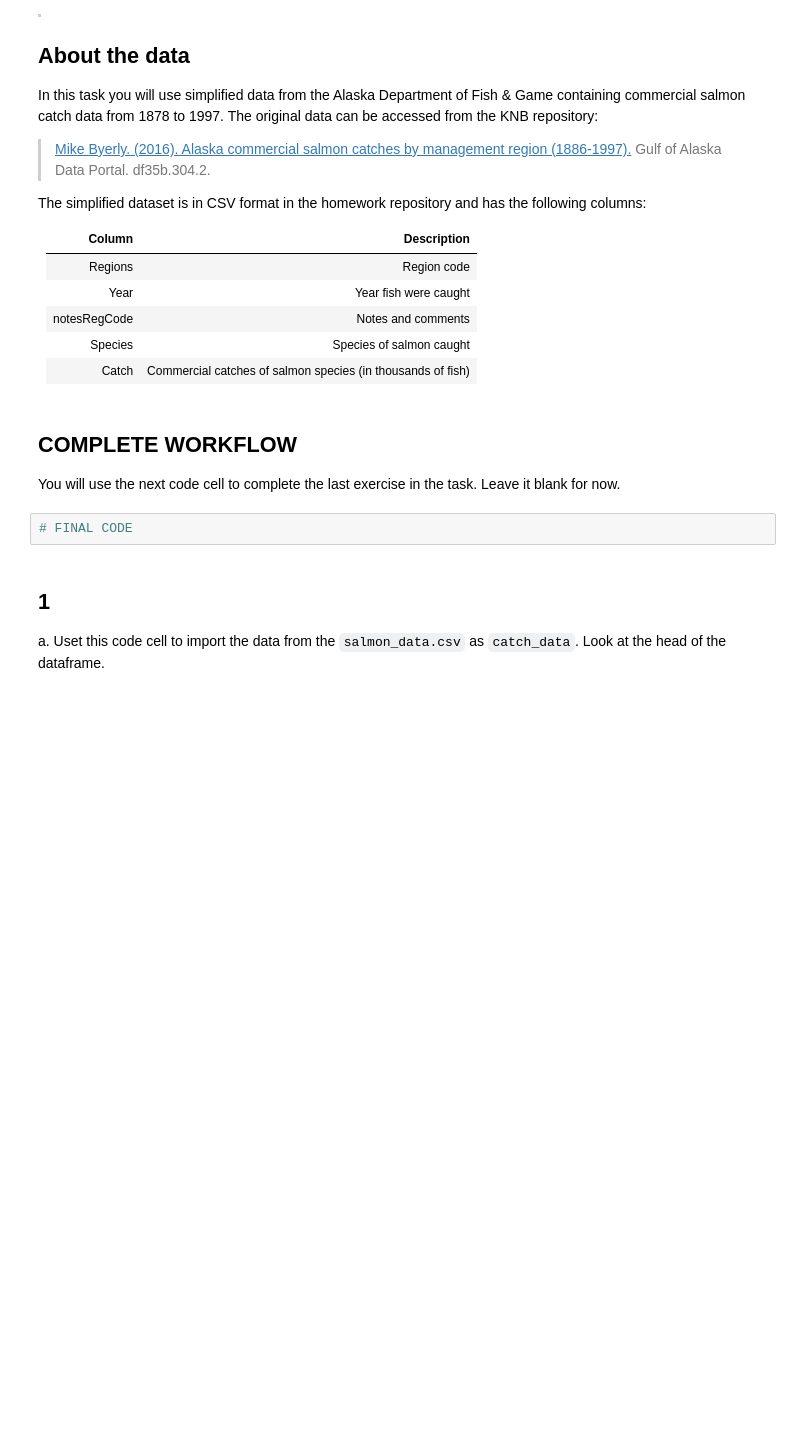
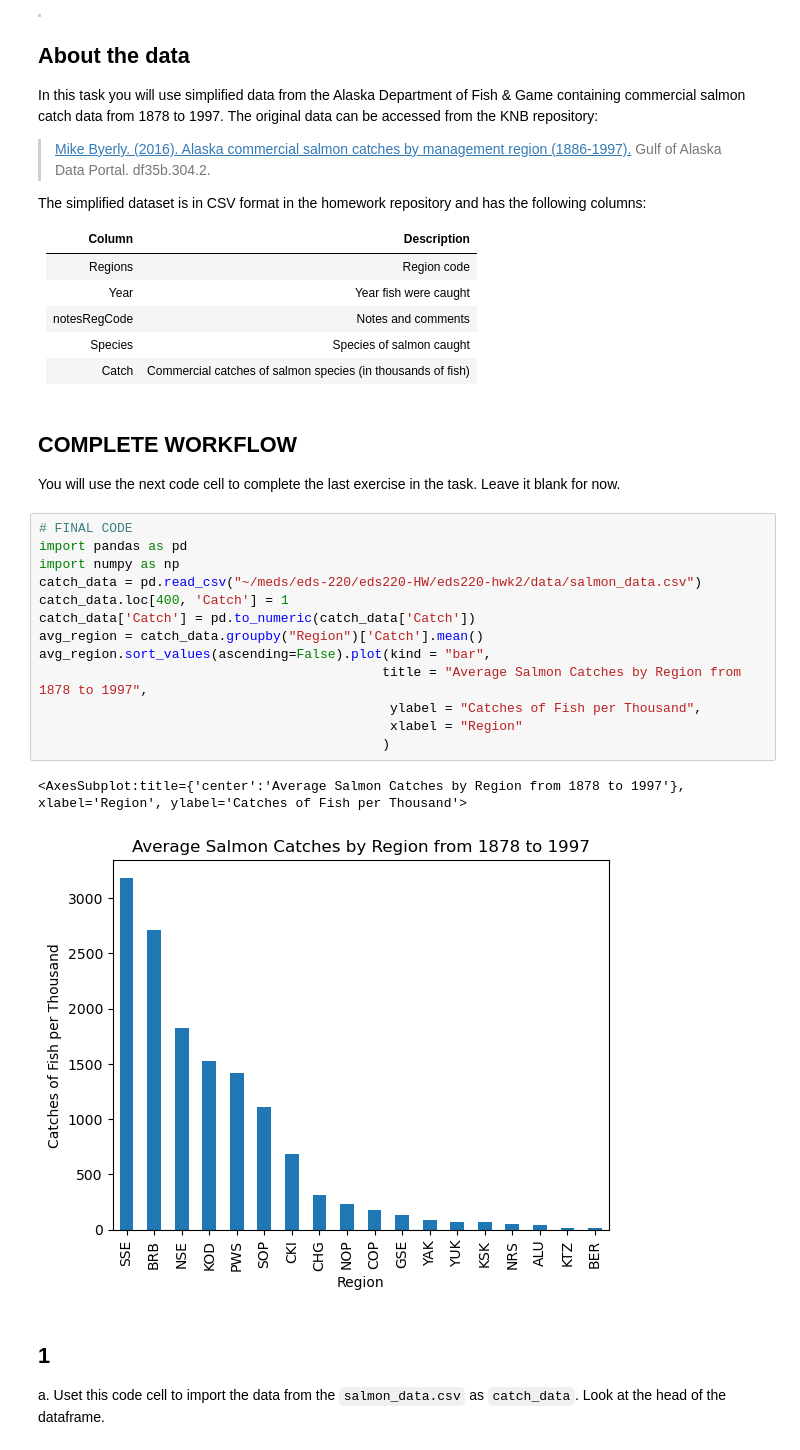
Before and after one commit to emmabeamitchell/eds220-hwk2, a Jupyter notebook: hwk2-task2-salmon.ipynb, the cells around one changed output. Cells and saved outputs as stored; diff of their text form; blank space fills up the shorter version.

```diff
--- a/hwk2-task2-salmon.ipynb
+++ b/hwk2-task2-salmon.ipynb
@@ -48,8 +48,22 @@ The simplified dataset is in CSV format in the homework repository and has the f
 ## COMPLETE WORKFLOW
 
 You will use the next code cell to complete the last exercise in the task. Leave it blank for now.
-# %%
-# FINAL CODE
+# %%
+# FINAL CODE
+import pandas as pd
+import numpy as np
+catch_data = pd.read_csv("~/meds/eds-220/eds220-HW/eds220-hwk2/data/salmon_data.csv")
+catch_data.loc[400, 'Catch'] = 1
+catch_data['Catch'] = pd.to_numeric(catch_data['Catch'])
+avg_region = catch_data.groupby("Region")['Catch'].mean()
+avg_region.sort_values(ascending=False).plot(kind = "bar",
+                                            title = "Average Salmon Catches by Region from 1878 to 1997",
+                                             ylabel = "Catches of Fish per Thousand",
+                                             xlabel = "Region"
+                                            )
+# %% [output]
+<AxesSubplot:title={'center':'Average Salmon Catches by Region from 1878 to 1997'}, xlabel='Region', ylabel='Catches of Fish per Thousand'>
+[figure, added]
 # %% [markdown]
 ## 1
 
```
Also changed, not shown: parts of 6 cells of this notebook, 1 other file.
